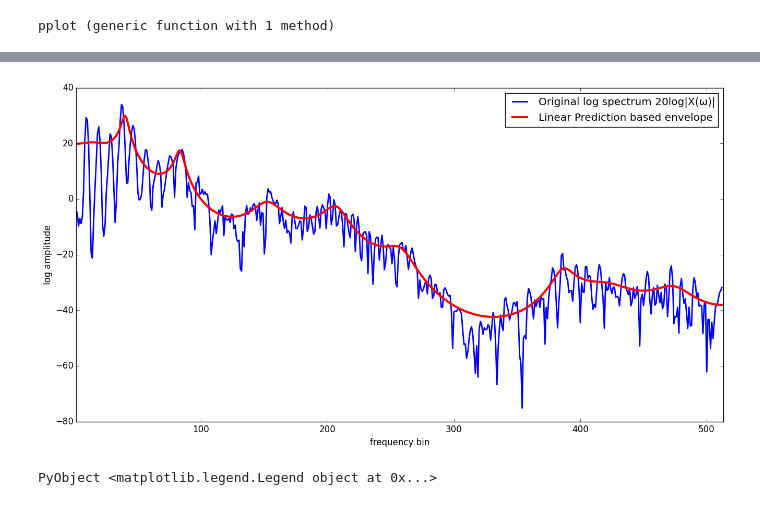
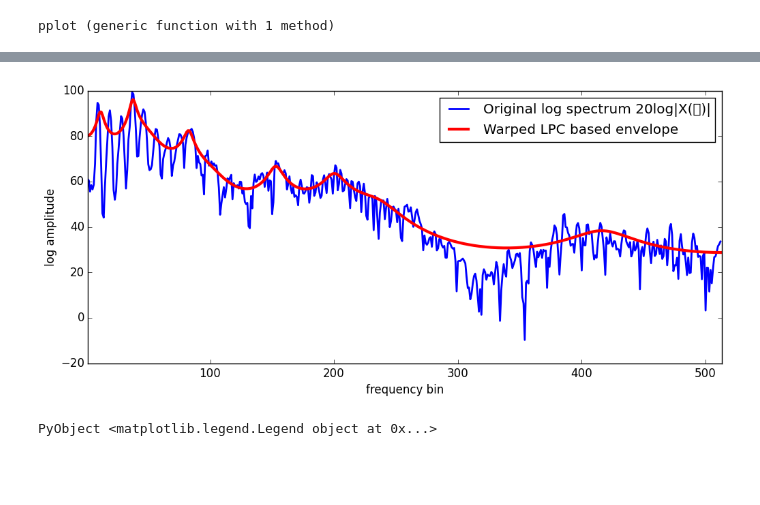
Before and after one commit to r9y9/MelGeneralizedCepstrums.jl, a Jupyter notebook: examples/MelGeneralizedCepstrumsBasedEnvelope.ipynb, the cells around one changed output, grey strips where cells are left out. Saved outputs shown, nothing was run; the diff lists cells and outputs as text; code cells hidden in the pictures; blank space fills up the shorter version.

```diff
--- a/examples/MelGeneralizedCepstrumsBasedEnvelope.ipynb
+++ b/examples/MelGeneralizedCepstrumsBasedEnvelope.ipynb
@@ -6,9 +13,8 @@ using PyPlot
 # %%
-x, fs = wavread(joinpath(Pkg.dir("VoiceConversion"), "test", "data", "test16k.wav"))
-x = vec(x)
+x, fs = wavread(joinpath(Pkg.dir("VoiceConversion"), "test", "data", "test16k.wav"), format="native")
+x = convert(Vector{Float64}, vec(x))
 
 # Visualize the speech signal in time-domain
-figure(figsize=(16, 6), dpi=80, facecolor="w", edgecolor="k")
 plot(1:endof(x), x, label="a speech signal")
 xlim(1, endof(x))
 xlabel("sample")
@@ -20,9 +26,9 @@ PyObject <matplotlib.legend.Legend object at 0x...>
 # Pick a short segment
 pos = 3000
 fftlen = 1024
-xw = x[pos+1:pos+fftlen] .* blackman(fftlen)
+# Note that mel-generalized cepstrum analysis basically assumes window is power-normalized.
+xw = x[pos+1:pos+fftlen] .* SPTK.blackman(fftlen, normalize=1)
 
-figure(figsize=(16, 6), dpi=80, facecolor="w", edgecolor="k")
 plot(1:endof(xw), xw, linewidth="2", label="a windowed speech signal")
 xlim(1, endof(xw))
 xlabel("sample")
@@ -32,7 +38,6 @@ legend()
 PyObject <matplotlib.legend.Legend object at 0x...>
 # %%
 function pplot(sp, envelope; title="envelope")
-    figure(figsize=(16, 8), dpi=80, facecolor="w", edgecolor="k")
     plot(sp, "b-", linewidth="2", label="Original log spectrum 20log|X(ω)|")
     plot(20/log(10)*(envelope), "r-", linewidth="3", label=title)
     xlim(1, length(sp))
@@ -62,7 +74,7 @@ PyObject <matplotlib.legend.Legend object at 0x...>
 # %%
-# Linear Prediction
-mgc = mgcep(xw, 20, 0.0, -1.0)
-pplot(sp, real(mgc2sp(mgc, fftlen)), title="Linear Prediction based envelope")
+# Warped LPC
+mgc = estimate(MelGeneralizedCepstrum(20, 0.41, -1.0), xw)
+pplot(sp, real(mgc2sp(mgc, fftlen)), title="Warped LPC based envelope")
 # %% [output]
-[figure, old version]
+[figure, new version]
 PyObject <matplotlib.legend.Legend object at 0x...>
```
Also changed, not shown: parts of 11 cells of this notebook, 16 other files.
